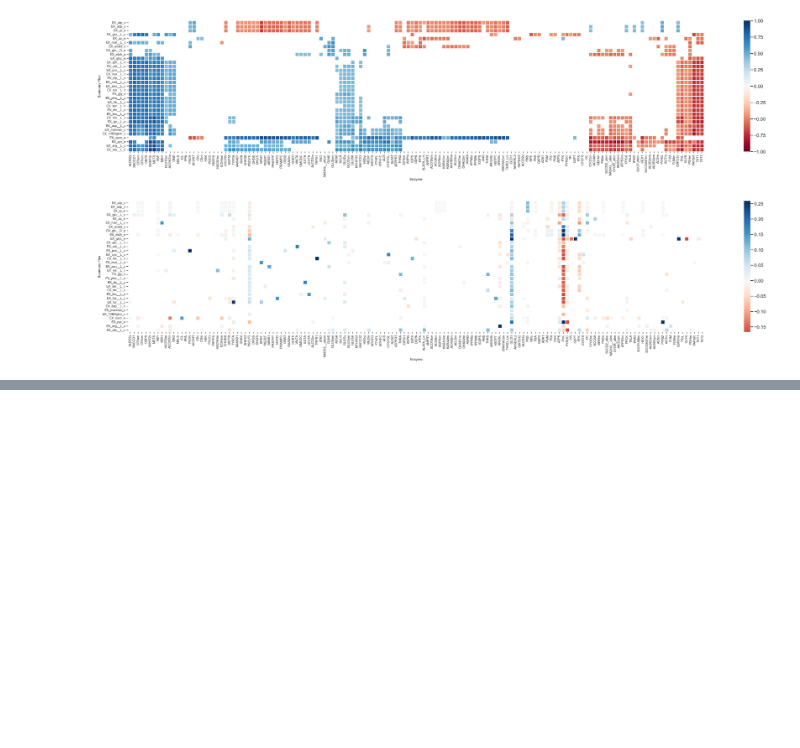
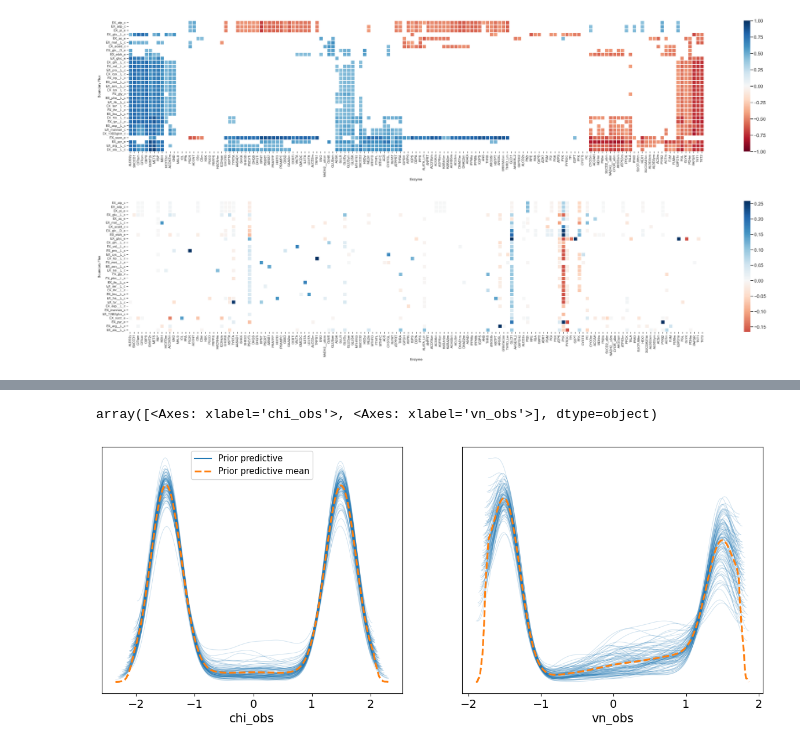
Before and after one commit to pnnl-predictive-phenomics/emll, a Jupyter notebook: notebooks/hackett.ipynb, the cells around one changed output, grey strips where cells are left out. Cells and saved outputs as stored; diff of their text form; code cells hidden in the pictures; blank space fills up the shorter version.

Commit message:
compare original and refactored hacket for metabolites

```diff
--- a/notebooks/hackett.ipynb
+++ b/notebooks/hackett.ipynb
@@ -405,3 +405,13 @@ plt.tight_layout()
 # plt.savefig('fcc_heatmap_large.svg', dpi=75)
 # %% [output]
 [figure]
+# %%
+# scratch
+import dill
+import gzip
+
+with gzip.open('data/hackett_advi_expected.pgz') as f:
+    expected = dill.load(f)
+
+with gzip.open('data/hackett_advi_actual.pgz') as f:
+    actual = dill.load(f)
@@ -407,0 +420,17 @@ plt.tight_layout()
+# %%
+import matplotlib.pyplot as plt
+import arviz
+import numpy as np
+import pymc as pm
+
+
+# expected_chi_obs = expected['trace_prior']['prior_predictive']['chi_obs']
+# actual_chi_obs = actual['trace_prior']['prior_predictive']['chi_obs']
+
+expected_trace_prior = expected['trace_prior']
+actual_trace_prior = actual['trace_prior']
+
+arviz.plot_ppc(expected_trace_prior,group ="prior")
+# %% [output]
+array([<Axes: xlabel='chi_obs'>, <Axes: xlabel='vn_obs'>], dtype=object)
+[figure, added]
```
Also changed, not shown: parts of 11 cells of this notebook, 6 other files.
